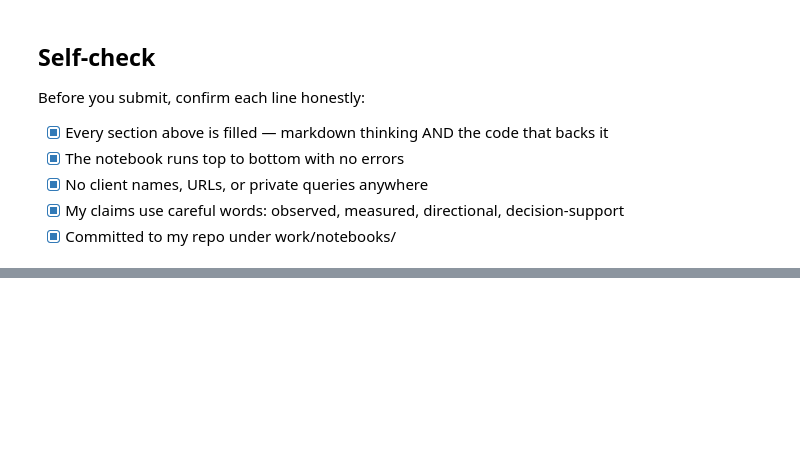
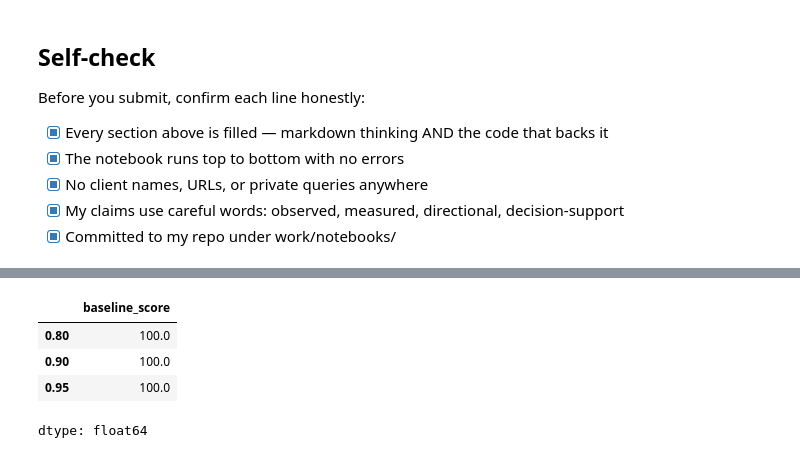
Before and after one commit to Vedant-Jagtap/flyrank-ml-internship, a Jupyter notebook: work/notebooks/w04_baseline_score.ipynb, the cells around one changed output, grey strips where cells are left out. Drawn from its saved outputs; the diff is of its cells as text; code cells hidden in the pictures; blank space fills up the shorter version.

```diff
--- a/work/notebooks/w04_baseline_score.ipynb
+++ b/work/notebooks/w04_baseline_score.ipynb
@@ -347,0 +365,8 @@ Before you submit, confirm each line honestly:
+# %%
+queue["baseline_score"].quantile([0.8, 0.9, 0.95])
+# %% [output]
+|  | baseline_score |
+| 0.80 | 100.0 |
+| 0.90 | 100.0 |
+| 0.95 | 100.0 |
+dtype: float64
```
Also changed, not shown: parts of 3 cells of this notebook.
